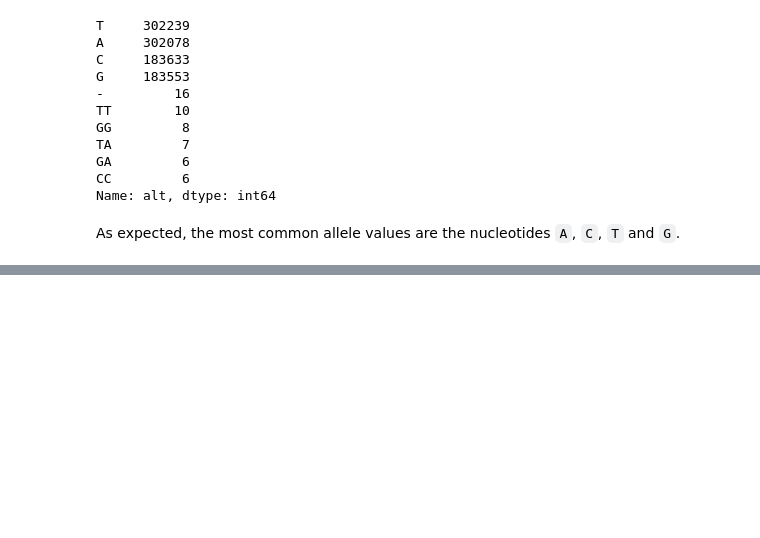
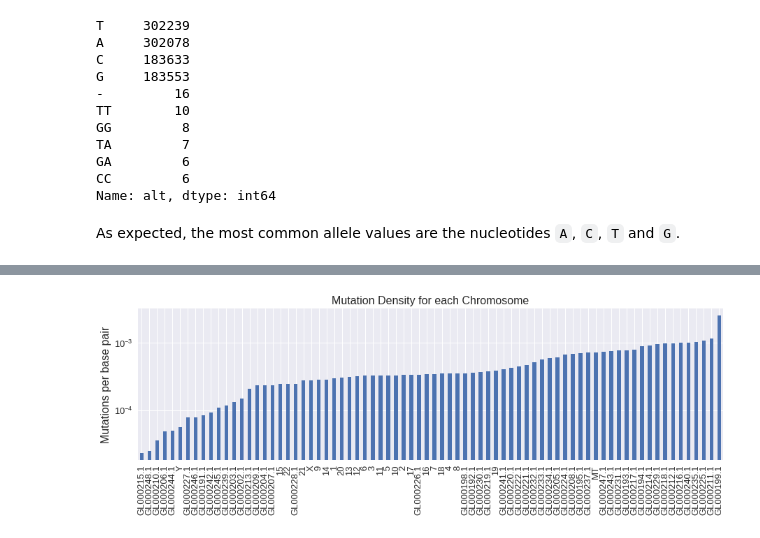
Before and after one commit to varennes/DNA-sequencing-analysis, a Jupyter notebook: colorectal/01_analysis.ipynb, the cells around one changed output, grey strips where cells are left out. Cells and saved outputs as stored; diff of their text form; code cells hidden in the pictures; blank space fills up the shorter version.

```diff
--- a/colorectal/01_analysis.ipynb
+++ b/colorectal/01_analysis.ipynb
@@ -88,0 +185,19 @@ As expected, the most common allele values are the nucleotides `A`, `C`, `T` and
+# %%
+den = pd.Series( chrMutDensity, index=chrList)
+
+plt.figure( figsize=(15,4))
+plt.title('Mutation Density for each Chromosome')
+den.sort_values().plot( kind='bar')
+
+fs = 16
+xt = range( len(tot))
+xl = [ u for u in den.sort_values().index]
+plt.title('Mutation Density for each Chromosome', fontsize=fs)
+plt.ylabel('Mutations per base pair', fontsize=fs)
+plt.yscale('log')
+plt.xticks( xt, xl, rotation=90, fontsize=fs-3)
+plt.yticks( fontsize=fs-3)
+plt.yscale('log')
+# plt.savefig('mutations_density_1.png', dpi=100)
+# %% [output]
+[figure, added]
```
Also changed, not shown: parts of 10 cells of this notebook, 3 other files.
